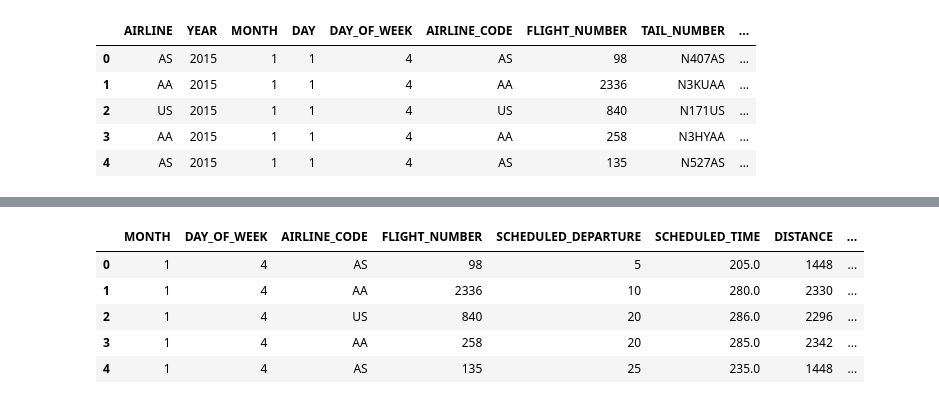
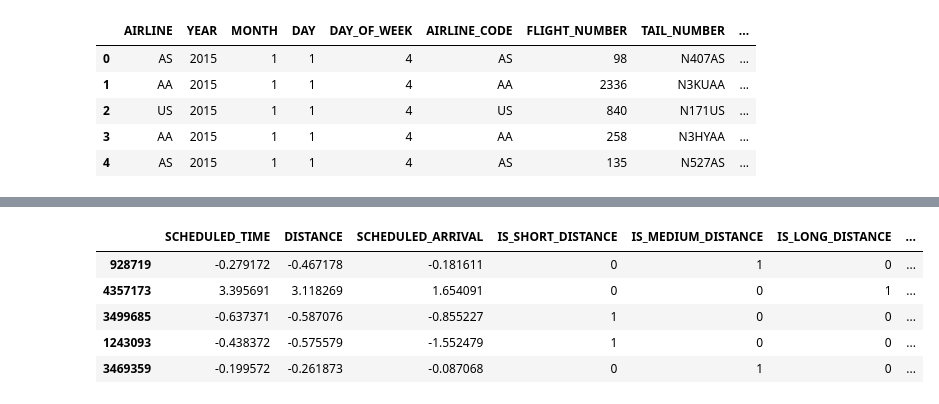
Before and after one commit to alicebiasilva/flight-delay-model-prediction, a Jupyter notebook: notebooks/modeling.ipynb, the cells around one changed output, grey strips where cells are left out. Saved outputs shown, nothing was run; the diff lists cells and outputs as text; code cells hidden in the pictures.

```diff
--- a/notebooks/modeling.ipynb
+++ b/notebooks/modeling.ipynb
@@ -107,17 +154,3 @@ X = df.drop(columns=["IS_DELAYED", "DEPARTURE_DELAY", "DATE", "YEAR", "DAY", "OR
 y = df["IS_DELAYED"]
-# %%
-X.head()
-# %% [output]
-|  | MONTH | DAY_OF_WEEK | AIRLINE_CODE | FLIGHT_NUMBER | SCHEDULED_DEPARTURE | SCHEDULED_TIME | DISTANCE | ... |
-| 0 | 1 | 4 | AS | 98 | 5 | 205.0 | 1448 | ... |
-| 1 | 1 | 4 | AA | 2336 | 10 | 280.0 | 2330 | ... |
-| 2 | 1 | 4 | US | 840 | 20 | 286.0 | 2296 | ... |
-| 3 | 1 | 4 | AA | 258 | 20 | 285.0 | 2342 | ... |
-| 4 | 1 | 4 | AS | 135 | 25 | 235.0 | 1448 | ... |
 # %%
 X_train, X_test, y_train, y_test = train_test_split(X, y, test_size=0.3, random_state=42, stratify=y)
-# %%
-for col in ["AIRLINE_CODE", "ORIGIN_AIRPORT_TOP10", "DESTINATION_AIRPORT_TOP10", "CITY_TOP10", "STATE_TOP10", "TAIL_NUMBER_TOP10"]:
-    le = LabelEncoder()
-    X_train[col] = le.fit_transform(X_train[col])
-    X_test[col] = le.transform(X_test[col])
@@ -150,0 +157,9 @@ print(feat_imp.head(20))
+# %%
+X_train.head()
+# %% [output]
+|  | SCHEDULED_TIME | DISTANCE | SCHEDULED_ARRIVAL | IS_SHORT_DISTANCE | IS_MEDIUM_DISTANCE | IS_LONG_DISTANCE | ... |
+| 928719 | -0.279172 | -0.467178 | -0.181611 | 0 | 1 | 0 | ... |
+| 4357173 | 3.395691 | 3.118269 | 1.654091 | 0 | 0 | 1 | ... |
+| 3499685 | -0.637371 | -0.587076 | -0.855227 | 1 | 0 | 0 | ... |
+| 1243093 | -0.438372 | -0.575579 | -1.552479 | 1 | 0 | 0 | ... |
+| 3469359 | -0.199572 | -0.261873 | -0.087068 | 0 | 1 | 0 | ... |
```
Also changed, not shown: parts of 26 cells of this notebook, 1 other file.
